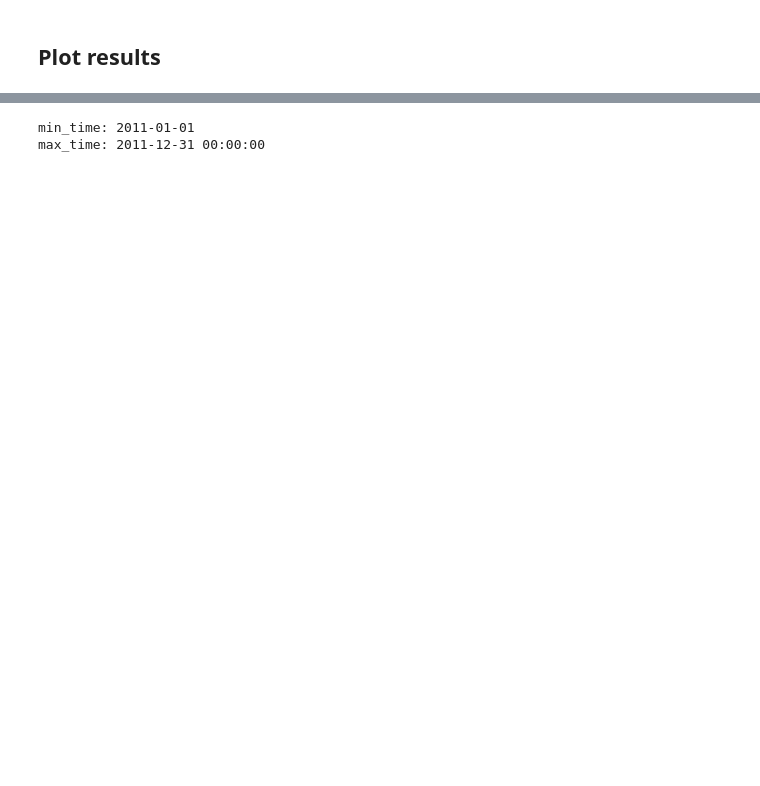
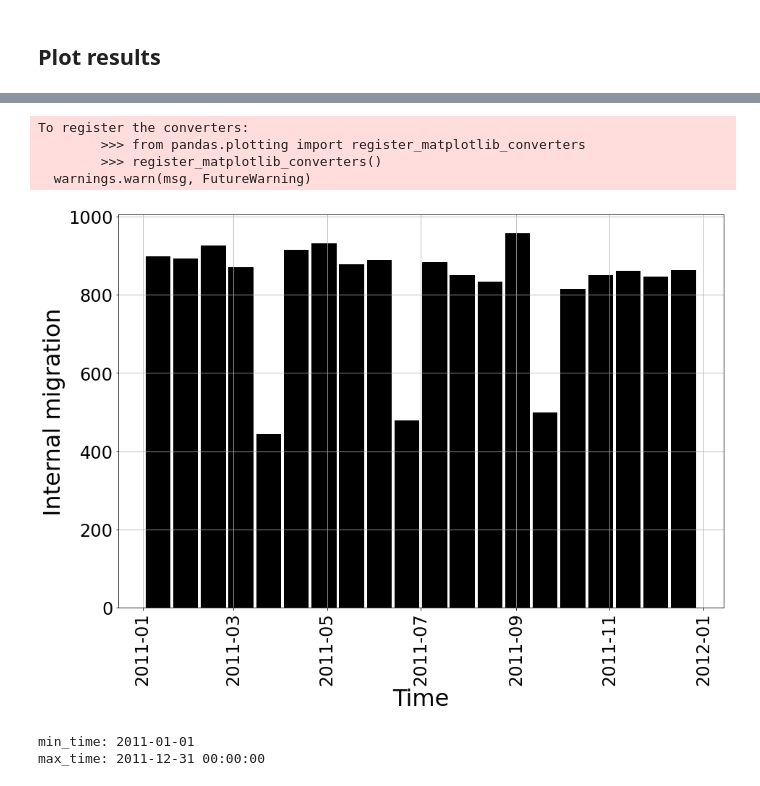
Before and after one commit to alan-turing-institute/vivarium_population_spenser, a Jupyter notebook: notebooks/pipeline_006_internal_outmigration.ipynb, the cells around one changed output, grey strips where cells are left out. Cells and saved outputs as stored; diff of their text form; code cells hidden in the pictures; blank space fills up the shorter version.

```diff
--- a/notebooks/pipeline_006_internal_outmigration.ipynb
+++ b/notebooks/pipeline_006_internal_outmigration.ipynb
@@ -171,3 +300,23 @@ migrant_pool.head()
+# %%
+plt.figure(figsize=(15, 10))
+
+migrant_pool["last_outmigration_time"].hist(bins=20,
+                                            rwidth=0.9,
+                                            color='k',
+                                            align='left'
+                                            )
+plt.xlabel("Time", size=32)
+plt.ylabel("Internal migration", size=32)
+plt.xticks(size=24, rotation=90)
+plt.yticks(size=24)
+#plt.legend(fontsize=24)
+plt.show()
+# %% [output]
+To register the converters:
+        >>> from pandas.plotting import register_matplotlib_converters
+        >>> register_matplotlib_converters()
+  warnings.warn(msg, FutureWarning)
+[figure, added]
 # %%
 #min_time = pop["entrance_time"].min().strftime("%Y-%m-%d")
 min_time = "2011-01-01"
```
Also changed, not shown: parts of 40 cells of this notebook.
